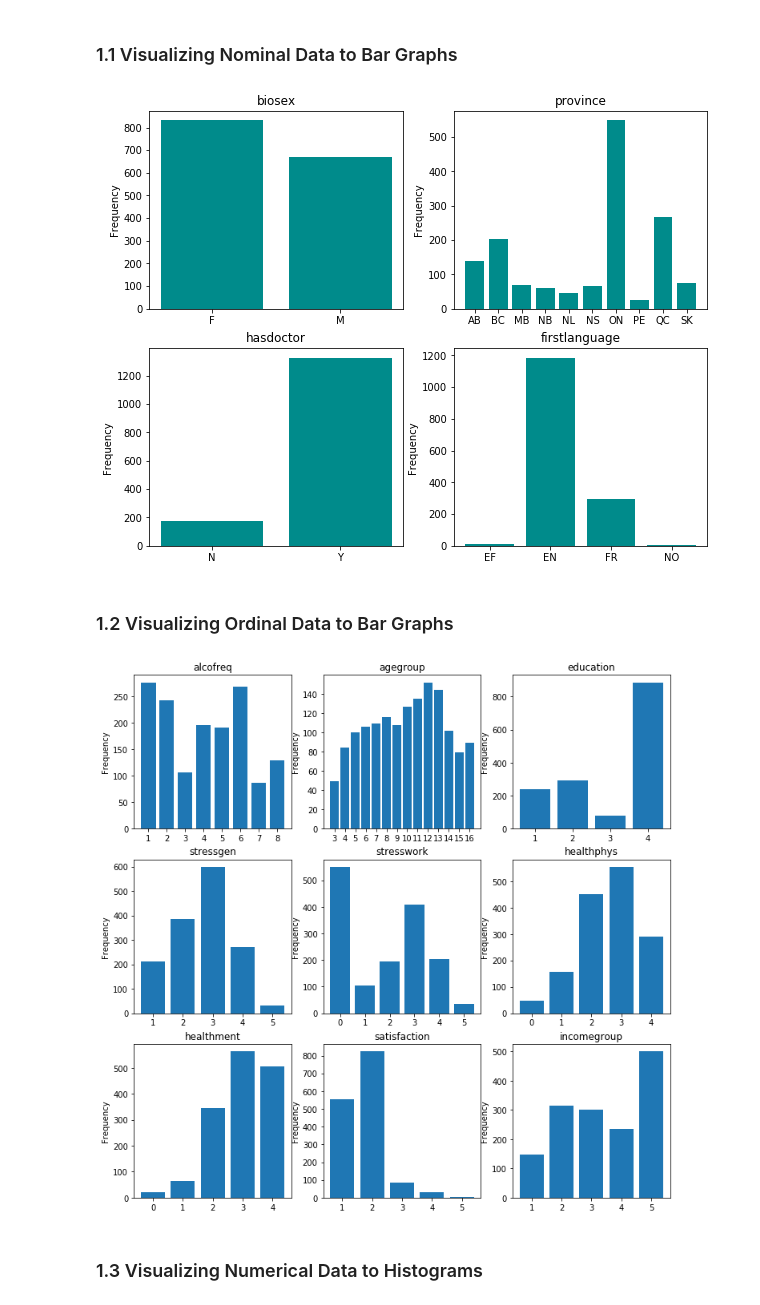
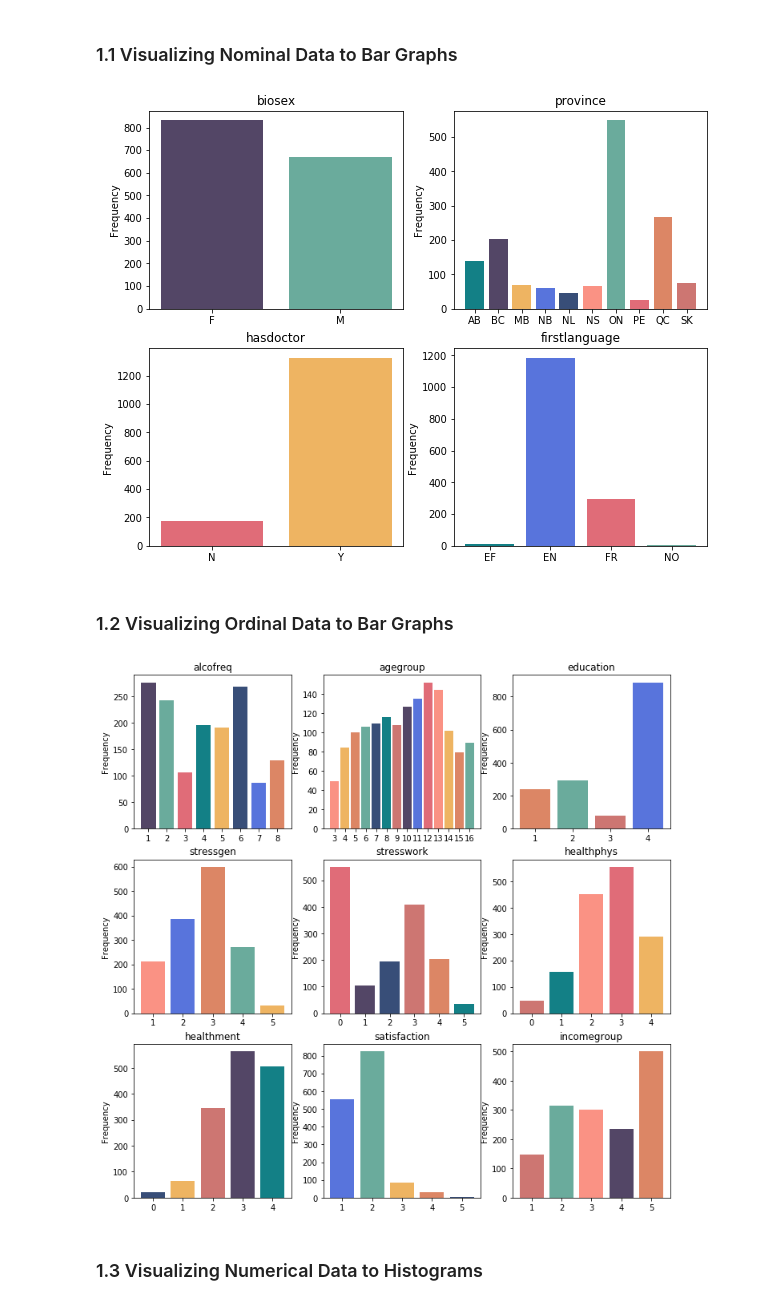
Before and after one commit to diegoarmaca/SocialDataSample, a Jupyter notebook: cchs.ipynb, the cells around one changed output. Drawn from its saved outputs; the diff is of its cells as text; code cells hidden in the pictures.

Commit message:
Include color palette and additional code cleaning

```diff
--- a/cchs.ipynb
+++ b/cchs.ipynb
@@ -195,25 +196,29 @@ if __name__ == "__main__":
 As the first step, we visualize the data in order to make our data easier for the human brain to understand and makes it easier to detect patterns, trends, and outliers.
 # %% [markdown]
 ### 1.1 Visualizing Nominal Data to Bar Graphs
+# %%
+#Define color for graphs
+color_palette = ['#DC8665', '#138086', '#534666', '#CD7672','#EEB462','#6AAB9C','#FA9284','#E06C78','#5874DC','#384E78']#,'#329D9C','#205072','#6096FD','#BAC94A','']
 # %%
 #Defining the canvas shape and figures sizes
 plots_size = (10,8)
 plt.figure(1, figsize=plots_size)
 rows = 221
 #------------------
 #Plot all nominal variables by using bar plots
 for i in range(len(DATA_COLUMNS)):
     if DATA_COLUMNS[i][1] == 'U2':
         with open('csv/' + DATA_COLUMNS[i][0] + '.csv') as file:
             subplot_file = np.genfromtxt(file, delimiter=',', skip_header=1, dtype='U16')
+        random.shuffle(color_palette) #Sort randomly the color palette
         plot_bar = plt.subplot(rows) #111
-        plot_bar.bar(subplot_file[:,0], subplot_file[:,1].astype('float64'), label='PSS', color=['darkcyan'])
+        plot_bar.bar(subplot_file[:,0], subplot_file[:,1].astype('float64'), color=color_palette) #darkcyan
         plot_bar.set_title(DATA_COLUMNS[i][0])
         plot_bar.set_ylabel('Frequency')
         rows += 1
 plt.show()
 # %% [output]
-[figure, old version]
+[figure, new version]
 # %% [markdown]
 ### 1.2 Visualizing Ordinal Data to Bar Graphs
 # %%
@@ -227,14 +232,15 @@ for i in range(len(DATA_COLUMNS)):
     if DATA_COLUMNS[i][1] == int:
         with open('csv/' + DATA_COLUMNS[i][0] + '.csv') as file:
             subplot_file = np.genfromtxt(file, delimiter=',', skip_header=1, dtype='U16')
+        random.shuffle(color_palette) #Sort randomly the color palette
         plot_bar = plt.subplot(rows) #111
-        plot_bar.bar(subplot_file[:,0], subplot_file[:,1].astype('float64'), label='PSS')
+        plot_bar.bar(subplot_file[:,0], subplot_file[:,1].astype('float64'), color=color_palette)
         plot_bar.set_title(DATA_COLUMNS[i][0])
         plot_bar.set_ylabel('Frequency')
         rows += 1
 plt.show()
 # %% [output]
-[figure, old version]
+[figure, new version]
 # %% [markdown]
 ### 1.3 Visualizing Numerical Data to Histograms
 # %%
```
Also changed, not shown: parts of 4 cells of this notebook.
